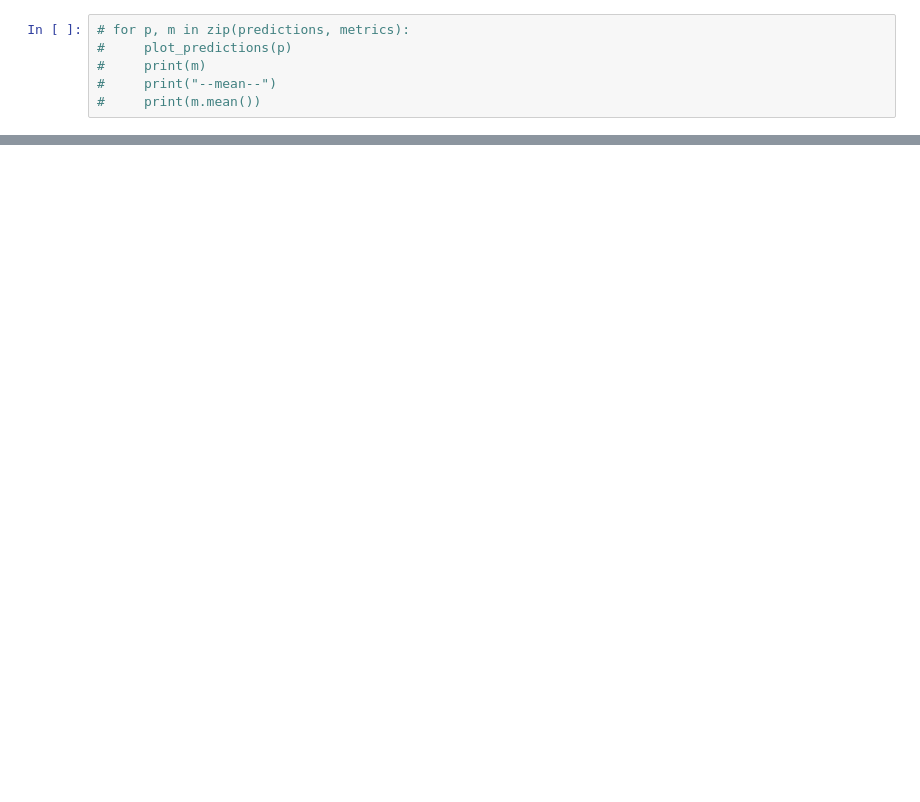
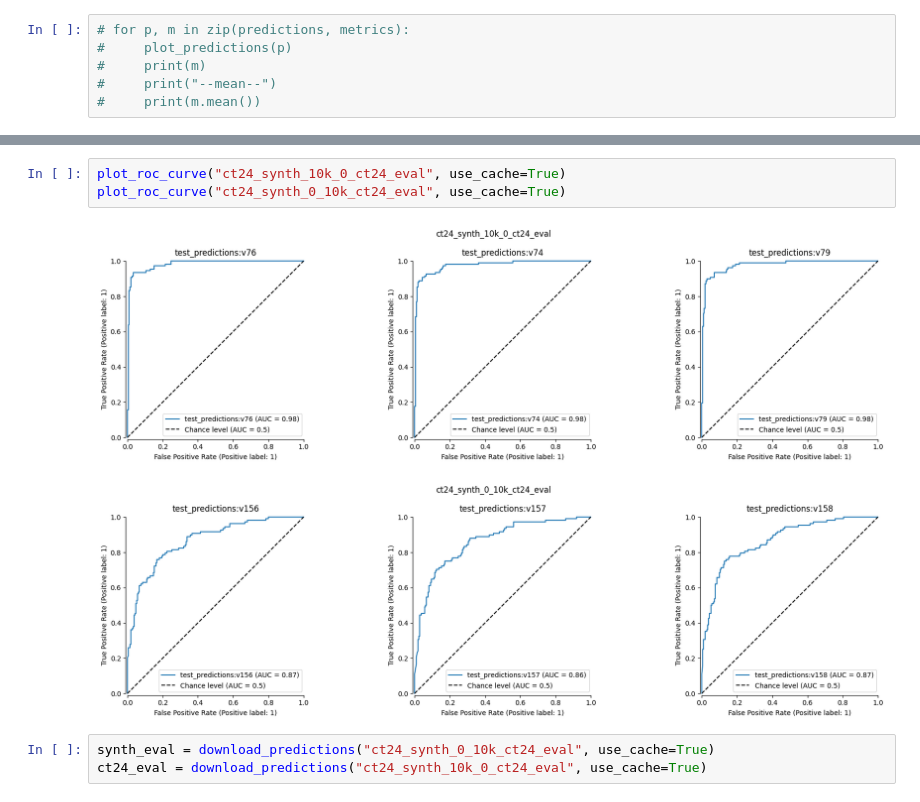
Before and after one commit to BashPrince/thesis, a Jupyter notebook: analysis/analysis.ipynb, the cells around one changed output, grey strips where cells are left out. Cells and saved outputs as stored; diff of their text form; blank space fills up the shorter version.

```diff
--- a/analysis/analysis.ipynb
+++ b/analysis/analysis.ipynb
@@ -761,0 +660,9 @@ misclassified_synth_test[0]
+# %%
+plot_roc_curve("ct24_synth_10k_0_ct24_eval", use_cache=True)
+plot_roc_curve("ct24_synth_0_10k_ct24_eval", use_cache=True)
+# %% [output]
+[figure, added]
+[figure, added]
+# %%
+synth_eval = download_predictions("ct24_synth_0_10k_ct24_eval", use_cache=True)
+ct24_eval = download_predictions("ct24_synth_10k_0_ct24_eval", use_cache=True)
```
Also changed, not shown: parts of 26 cells of this notebook, 16 other files.
